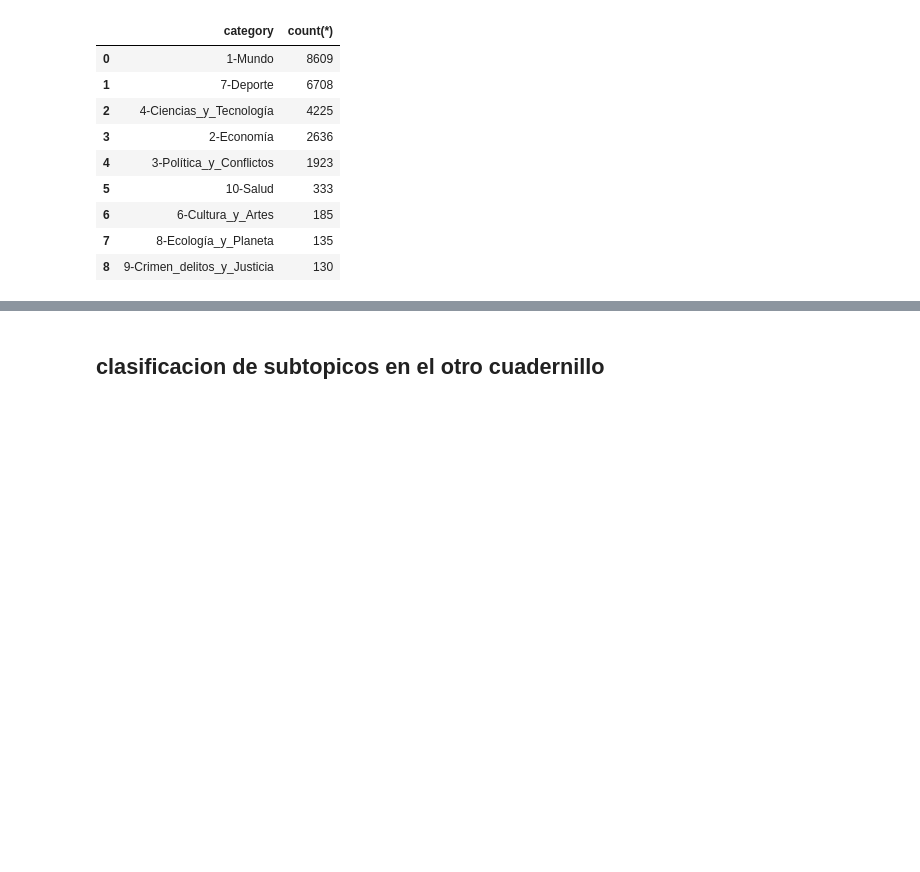
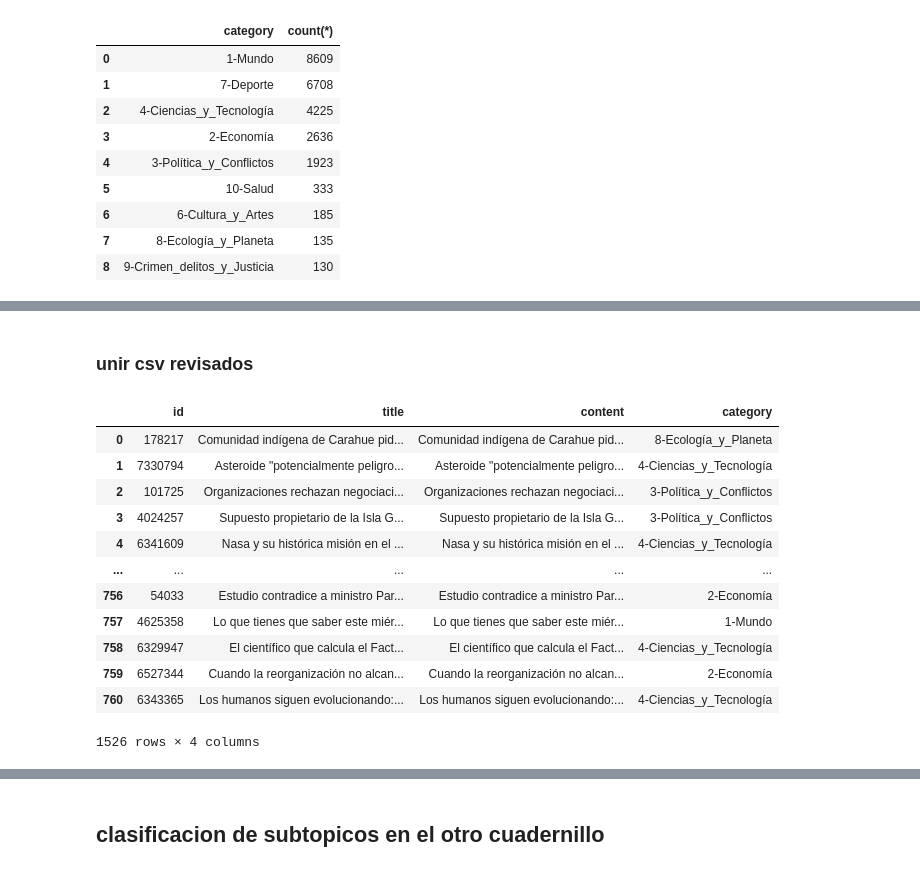
Before and after one commit to matiasbarram/INFO279-TAL-Proyecto, a Jupyter notebook: clasificacion_noticias_dataset_inicial.ipynb, the cells around one changed output, grey strips where cells are left out. Cells and saved outputs as stored; diff of their text form; code cells hidden in the pictures; blank space fills up the shorter version.

```diff
--- a/clasificacion_noticias_dataset_inicial.ipynb
+++ b/clasificacion_noticias_dataset_inicial.ipynb
@@ -434,0 +477,25 @@ result
+# %% [markdown]
+### unir csv revisados
+# %%
+from os import listdir
+dfs = []
+for file in listdir('./dominant_topics'):
+    if 'revisado' in file:
+        dfs.append(pd.read_csv('./dominant_topics/' + file))
+
+df = pd.concat(dfs)[['id','title', 'content', 'category']]
+df
+# %% [output]
+|  | id | title | content | category |
+| 0 | 178217 | Comunidad indígena de Carahue pid... | Comunidad indígena de Carahue pid... | 8-Ecología_y_Planeta |
+| 1 | 7330794 | Asteroide "potencialmente peligro... | Asteroide "potencialmente peligro... | 4-Ciencias_y_Tecnología |
+| 2 | 101725 | Organizaciones rechazan negociaci... | Organizaciones rechazan negociaci... | 3-Política_y_Conflictos |
+| 3 | 4024257 | Supuesto propietario de la Isla G... | Supuesto propietario de la Isla G... | 3-Política_y_Conflictos |
+| 4 | 6341609 | Nasa y su histórica misión en el ... | Nasa y su histórica misión en el ... | 4-Ciencias_y_Tecnología |
+| ... | ... | ... | ... | ... |
+| 756 | 54033 | Estudio contradice a ministro Par... | Estudio contradice a ministro Par... | 2-Economía |
+| 757 | 4625358 | Lo que tienes que saber este miér... | Lo que tienes que saber este miér... | 1-Mundo |
+| 758 | 6329947 | El científico que calcula el Fact... | El científico que calcula el Fact... | 4-Ciencias_y_Tecnología |
+| 759 | 6527344 | Cuando la reorganización no alcan... | Cuando la reorganización no alcan... | 2-Economía |
+| 760 | 6343365 | Los humanos siguen evolucionando:... | Los humanos siguen evolucionando:... | 4-Ciencias_y_Tecnología |
+1526 rows × 4 columns
```
Also changed, not shown: parts of 13 cells of this notebook, 1 other file.
